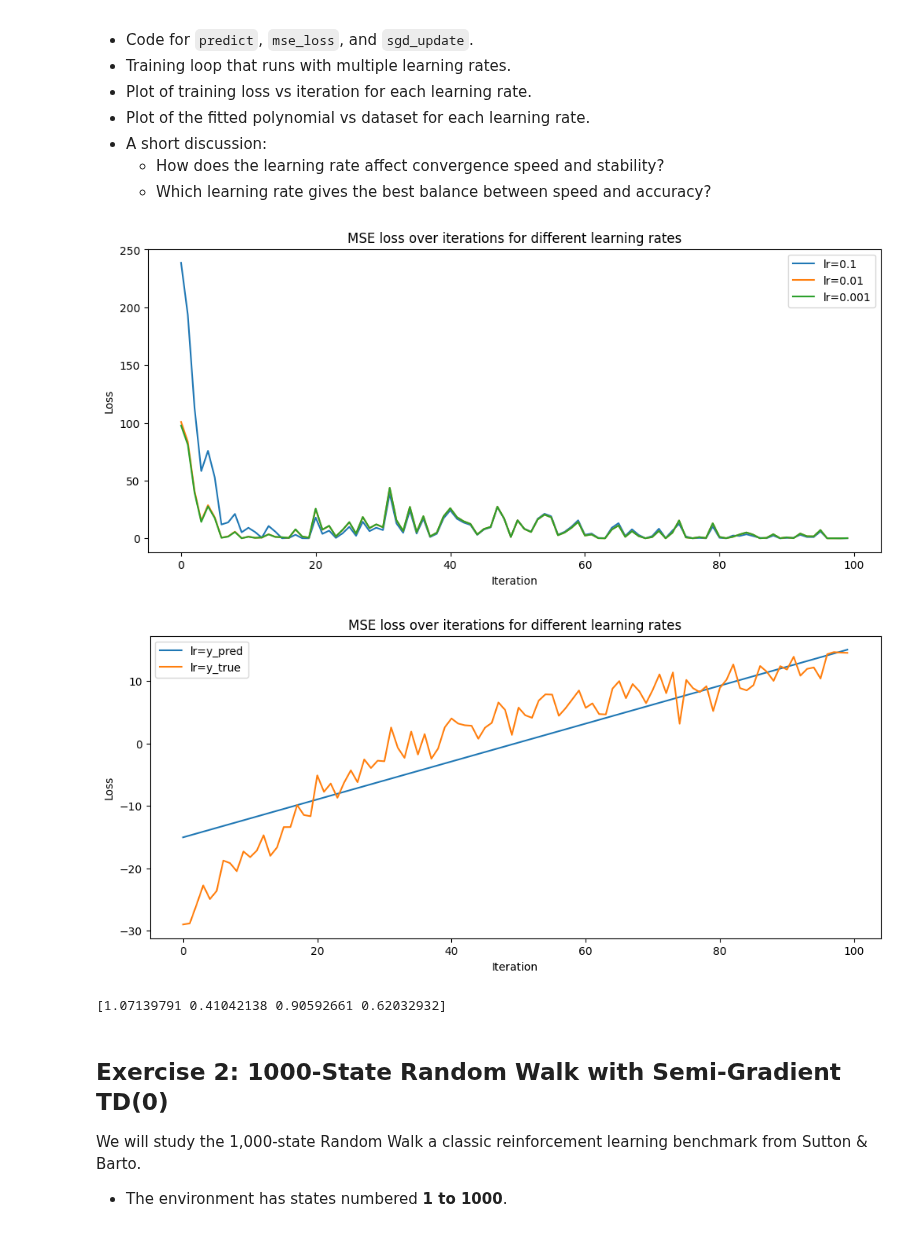
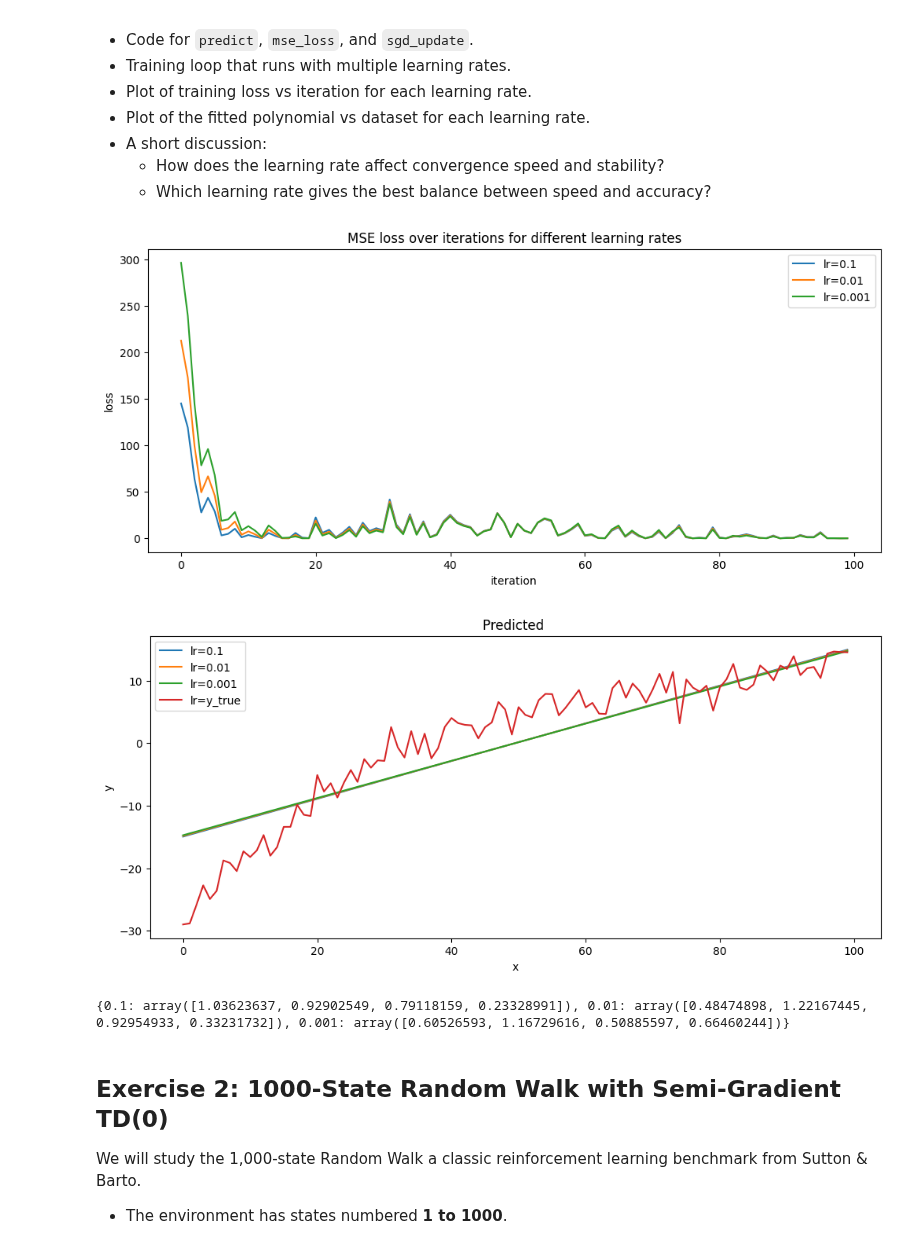
Before and after one commit to simkarwin/RL1, a Jupyter notebook: lab5_approximation.ipynb, the cells around one changed output. Cells and saved outputs as stored; diff of their text form; code cells hidden in the pictures.

```diff
--- a/lab5_approximation.ipynb
+++ b/lab5_approximation.ipynb
@@ -121,47 +121,49 @@ def sgd_update(x_loc, y_loc, w_loc, alpha_loc):
     Output:
         w (np.array) - updated weights
     """
     # TODO: compute prediction, gradient, and update weights
     y_hat_loc = predict(w_loc, x_loc)
     loss_loc = mse_loss(y_hat_loc, y_loc)
     grad_loc = (y_hat_loc - y_loc) * x_loc
     w_loc -= alpha_loc * grad_loc
     return w_loc, loss_loc
 
 def predict(w_loc, x_loc):
   return np.sum(w_loc.T * x_loc)
 
 def train_model(x_loc, y_loc, learning_rates:list=(0.1, 0.01, 0.001,)):
-    w_loc = np.random.random((4,))
+
     loss_loc = {_: [] for _ in learning_rates}
+    w_loc = {_: np.random.random((4,)) for _ in learning_rates}
     for learning_rate in loss_loc.keys():
         for i, sample in  enumerate(zip(x_loc, y_loc)):
             x_sample, y_sample = sample
-            w, temp_loss = sgd_update(x_sample, y_sample, w_loc, ALPHA)
+            w_loc[learning_rate], temp_loss = sgd_update(x_sample, y_sample, w_loc[learning_rate], ALPHA)
             loss_loc[learning_rate].append(temp_loss)
     return w_loc, loss_loc
 
-def plot_linear(dict_of_values: dict):
+def plot_linear(dict_of_values: dict, x_label:str=None, y_label:str=None, title: str=None):
     plt.figure(figsize=(12,5))
     for lr, values in dict_of_values.items():
         plt.plot(values, label=f"lr={lr}")
-    plt.xlabel("Iteration")
-    plt.ylabel("Loss")
-    plt.title("MSE loss over iterations for different learning rates")
+    plt.xlabel(x_label)
+    plt.ylabel(y_label)
+    plt.title(title)
     plt.legend()
     plt.show()
 
-temp_w, temp_loss = train_model(x, y)
-plot_linear(temp_loss)
+w_values, loss_values = train_model(x, y)
+plot_linear(loss_values, x_label="iteration", y_label="loss", title="MSE loss over iterations for different learning rates")
 
-y_pred = [predict(temp_w, x_) for x_ in x]
-plot_linear({'y_pred': y_pred, 'y_true': y})
+y_pred = {lr: [predict(w, x_) for x_ in x] for lr, w in w_values.items()}
+y_pred.update({'y_true': y})
+plot_linear(y_pred, x_label="x", y_label="y", title="Predicted ")
 
-print(temp_w)
+print(w_values)
 # %% [output]
-[figure, old version]
+[figure, new version]
-[figure, old version]
+[figure, new version]
-[1.07139791 0.41042138 0.90592661 0.62032932]
+{0.1: array([1.03623637, 0.92902549, 0.79118159, 0.23328991]), 0.01: array([0.48474898, 1.22167445, 0.92954933, 0.33231732]), 0.001: array([0.60526593, 1.16729616, 0.50885597, 0.66460244])}
 # %% [markdown]
 ## Exercise 2: 1000-State Random Walk with Semi-Gradient TD(0)
 
```
